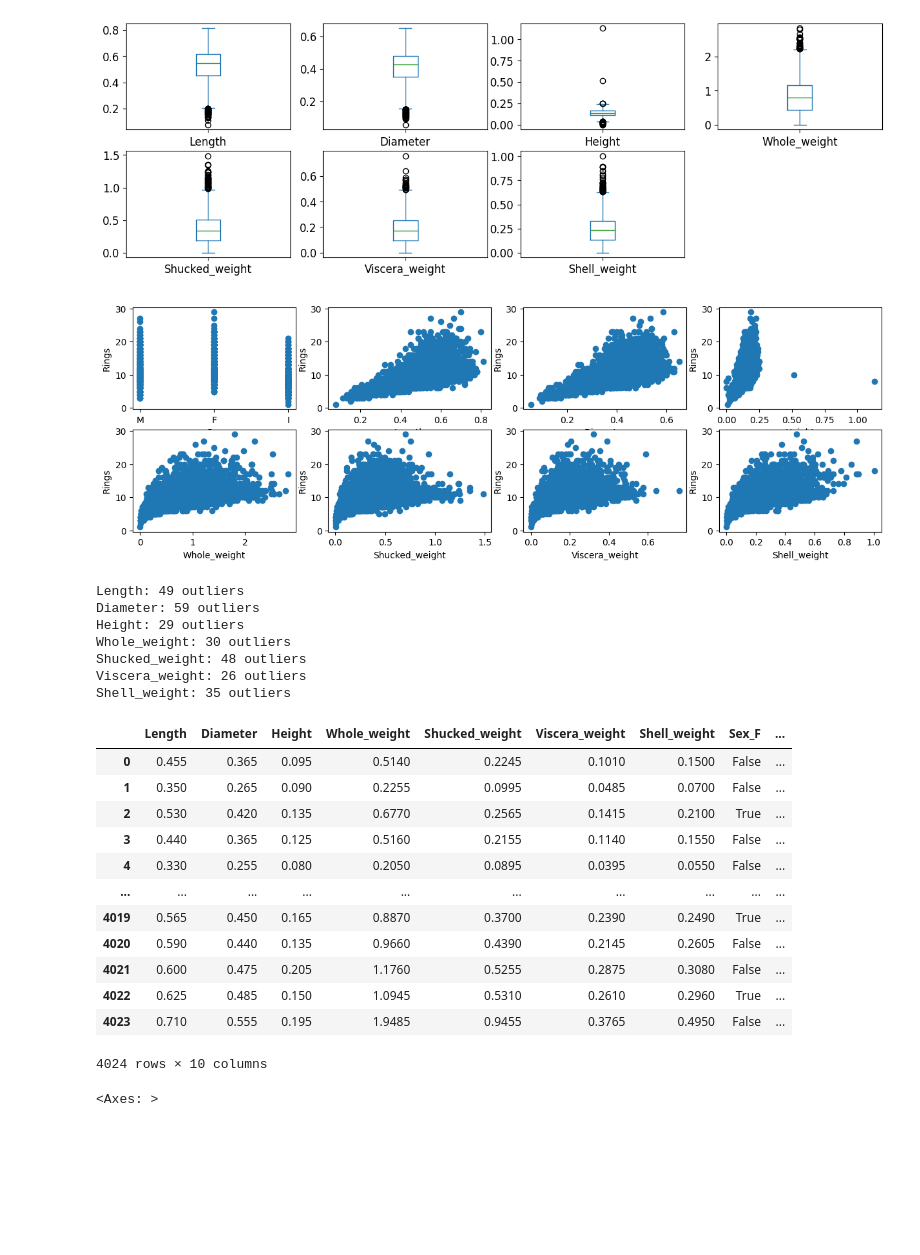
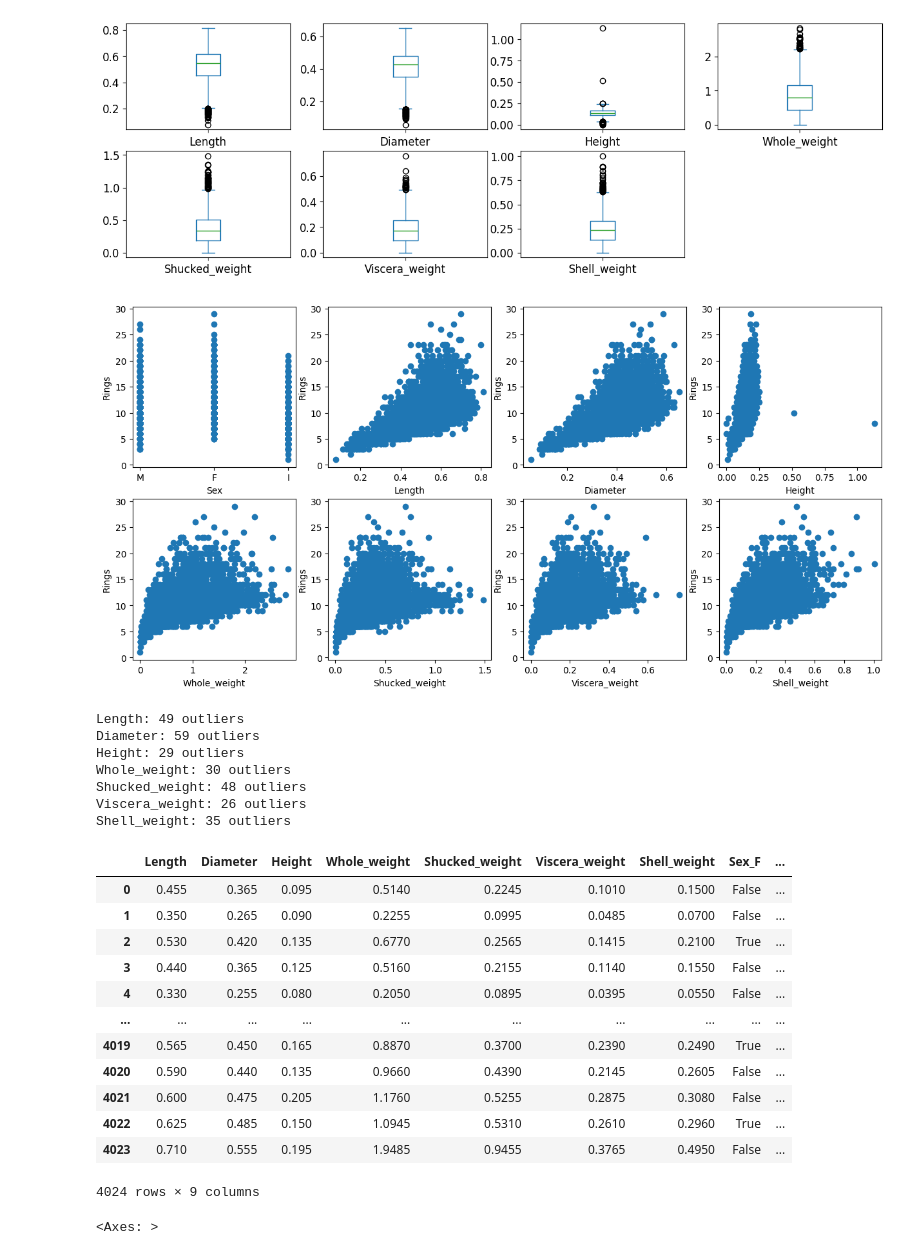
Before and after one commit to tomas-ribeiro-pinto/COMP4139_Machine_Learning, a Jupyter notebook: abalone/linear_regression.ipynb, the cells around one changed output. Drawn from its saved outputs; the diff is of its cells as text; code cells hidden in the pictures; blank space fills up the shorter version.

Commit message:
Included Polynomial Hyperparameter Tuning. Altered Preprocessing to remove one dummy variable

```diff
--- a/abalone/linear_regression.ipynb
+++ b/abalone/linear_regression.ipynb
@@ -49,14 +48,14 @@ dtype: object
 [figure]
 # %%
 #plot each feature vs rings (column 8) in one figure
-fig = plt.figure(figsize=(15, 7))
+fig = plt.figure(figsize=(15, 11))
 for i in range(data_mean.shape[1]):
     plt.subplot(3, 4, i+1)
     plt.scatter(data_mean.iloc[:, i], y)
     plt.xlabel(data_mean.columns[i])
     plt.ylabel('Rings')
 # %% [output]
-[figure, old version]
+[figure, new version]
 # %%
 outlier_indices = set()
 for column in data_mean.columns:
@@ -90,21 +89,23 @@ Shell_weight: 35 outliers
 # %%
 # Perform one-hot-encoding on sex feature
 data_mean = pd.get_dummies(data_mean, columns=['Sex'])
-data_mean
+data_mean.drop(columns=["Sex_I"], inplace=True) # Drop one dummy_variable to avoid multi collinearity
-# %% [output]
-|  | Length | Diameter | Height | Whole_weight | Shucked_weight | Viscera_weight | Shell_weight | Sex_F | ... |
-| 0 | 0.455 | 0.365 | 0.095 | 0.5140 | 0.2245 | 0.1010 | 0.1500 | False | ... |
-| 1 | 0.350 | 0.265 | 0.090 | 0.2255 | 0.0995 | 0.0485 | 0.0700 | False | ... |
-| 2 | 0.530 | 0.420 | 0.135 | 0.6770 | 0.2565 | 0.1415 | 0.2100 | True | ... |
-| 3 | 0.440 | 0.365 | 0.125 | 0.5160 | 0.2155 | 0.1140 | 0.1550 | False | ... |
-| 4 | 0.330 | 0.255 | 0.080 | 0.2050 | 0.0895 | 0.0395 | 0.0550 | False | ... |
-| ... | ... | ... | ... | ... | ... | ... | ... | ... | ... |
-| 4019 | 0.565 | 0.450 | 0.165 | 0.8870 | 0.3700 | 0.2390 | 0.2490 | True | ... |
-| 4020 | 0.590 | 0.440 | 0.135 | 0.9660 | 0.4390 | 0.2145 | 0.2605 | False | ... |
-| 4021 | 0.600 | 0.475 | 0.205 | 1.1760 | 0.5255 | 0.2875 | 0.3080 | False | ... |
-| 4022 | 0.625 | 0.485 | 0.150 | 1.0945 | 0.5310 | 0.2610 | 0.2960 | True | ... |
-| 4023 | 0.710 | 0.555 | 0.195 | 1.9485 | 0.9455 | 0.3765 | 0.4950 | False | ... |
-4024 rows × 10 columns
+# %%
+data_mean
+# %% [output]
+|  | Length | Diameter | Height | Whole_weight | Shucked_weight | Viscera_weight | Shell_weight | Sex_F | ... |
+| 0 | 0.455 | 0.365 | 0.095 | 0.5140 | 0.2245 | 0.1010 | 0.1500 | False | ... |
+| 1 | 0.350 | 0.265 | 0.090 | 0.2255 | 0.0995 | 0.0485 | 0.0700 | False | ... |
+| 2 | 0.530 | 0.420 | 0.135 | 0.6770 | 0.2565 | 0.1415 | 0.2100 | True | ... |
+| 3 | 0.440 | 0.365 | 0.125 | 0.5160 | 0.2155 | 0.1140 | 0.1550 | False | ... |
+| 4 | 0.330 | 0.255 | 0.080 | 0.2050 | 0.0895 | 0.0395 | 0.0550 | False | ... |
+| ... | ... | ... | ... | ... | ... | ... | ... | ... | ... |
+| 4019 | 0.565 | 0.450 | 0.165 | 0.8870 | 0.3700 | 0.2390 | 0.2490 | True | ... |
+| 4020 | 0.590 | 0.440 | 0.135 | 0.9660 | 0.4390 | 0.2145 | 0.2605 | False | ... |
+| 4021 | 0.600 | 0.475 | 0.205 | 1.1760 | 0.5255 | 0.2875 | 0.3080 | False | ... |
+| 4022 | 0.625 | 0.485 | 0.150 | 1.0945 | 0.5310 | 0.2610 | 0.2960 | True | ... |
+| 4023 | 0.710 | 0.555 | 0.195 | 1.9485 | 0.9455 | 0.3765 | 0.4950 | False | ... |
+4024 rows × 9 columns
 # %%
 scaler = StandardScaler()
 Xs = scaler.fit_transform(data_mean.iloc[:,:7]) # Ignore Sex dummy variables
```
Also changed, not shown: parts of 10 cells of this notebook.
